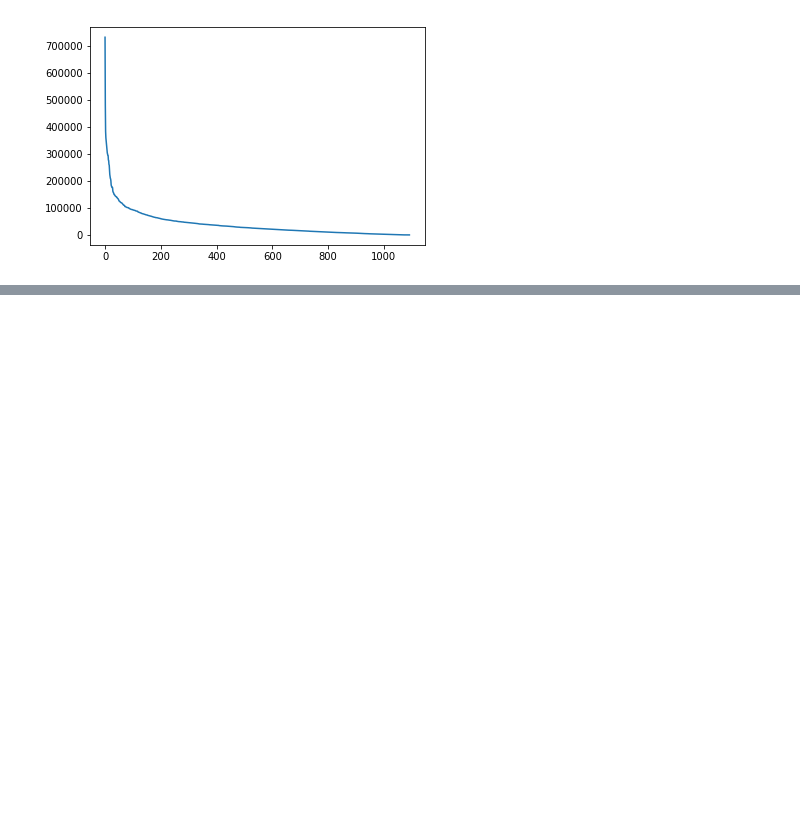
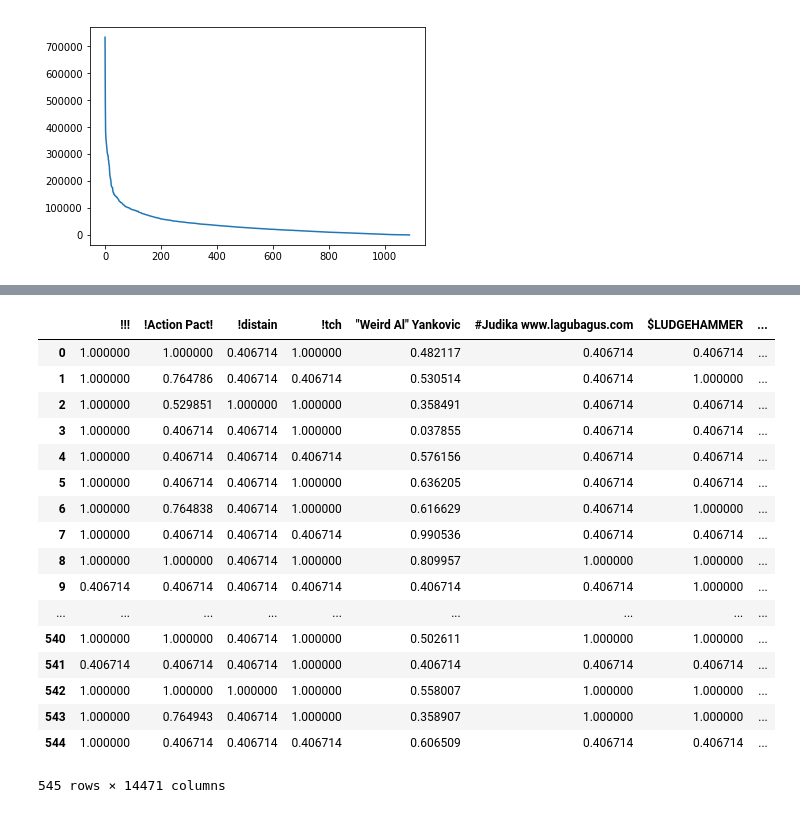
Before and after one commit to hussain-jafari/lastfm-recommender-system, a Jupyter notebook: recommendersystem.ipynb, the cells around one changed output, grey strips where cells are left out. Drawn from its saved outputs; the diff is of its cells as text; code cells hidden in the pictures; blank space fills up the shorter version.

```diff
--- a/recommendersystem.ipynb
+++ b/recommendersystem.ipynb
@@ -289,0 +318,22 @@ rmse_table
+# %%
+predictions_df = get_recs_table(artist_data, KNNBasic(verbose=False))
+predictions_df
+# %% [output]
+|  | !!! | !Action Pact! | !distain | !tch | "Weird Al" Yankovic | #Judika www.lagubagus.com | $LUDGEHAMMER | ... |
+| 0 | 1.000000 | 1.000000 | 0.406714 | 1.000000 | 0.482117 | 0.406714 | 0.406714 | ... |
+| 1 | 1.000000 | 0.764786 | 0.406714 | 0.406714 | 0.530514 | 0.406714 | 1.000000 | ... |
+| 2 | 1.000000 | 0.529851 | 1.000000 | 1.000000 | 0.358491 | 0.406714 | 0.406714 | ... |
+| 3 | 1.000000 | 0.406714 | 0.406714 | 1.000000 | 0.037855 | 0.406714 | 0.406714 | ... |
+| 4 | 1.000000 | 0.406714 | 0.406714 | 0.406714 | 0.576156 | 0.406714 | 0.406714 | ... |
+| 5 | 1.000000 | 0.406714 | 0.406714 | 1.000000 | 0.636205 | 0.406714 | 0.406714 | ... |
+| 6 | 1.000000 | 0.764838 | 0.406714 | 1.000000 | 0.616629 | 0.406714 | 1.000000 | ... |
+| 7 | 1.000000 | 0.406714 | 0.406714 | 0.406714 | 0.990536 | 0.406714 | 0.406714 | ... |
+| 8 | 1.000000 | 1.000000 | 0.406714 | 1.000000 | 0.809957 | 1.000000 | 1.000000 | ... |
+| 9 | 0.406714 | 0.406714 | 0.406714 | 0.406714 | 0.406714 | 0.406714 | 1.000000 | ... |
+| ... | ... | ... | ... | ... | ... | ... | ... | ... |
+| 540 | 1.000000 | 1.000000 | 0.406714 | 1.000000 | 0.502611 | 1.000000 | 1.000000 | ... |
+| 541 | 0.406714 | 0.406714 | 0.406714 | 1.000000 | 0.406714 | 0.406714 | 0.406714 | ... |
+| 542 | 1.000000 | 1.000000 | 1.000000 | 1.000000 | 0.558007 | 1.000000 | 1.000000 | ... |
+| 543 | 1.000000 | 0.764943 | 0.406714 | 1.000000 | 0.358907 | 1.000000 | 1.000000 | ... |
+| 544 | 1.000000 | 0.406714 | 0.406714 | 0.406714 | 0.606509 | 0.406714 | 0.406714 | ... |
+545 rows × 14471 columns
```
Also changed, not shown: parts of 10 cells of this notebook.
